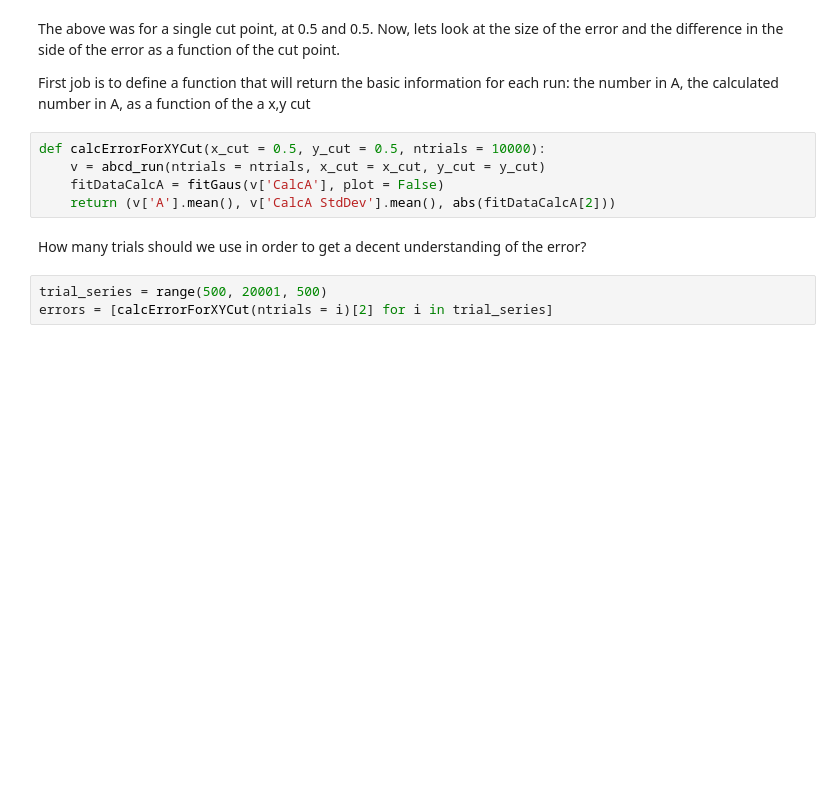
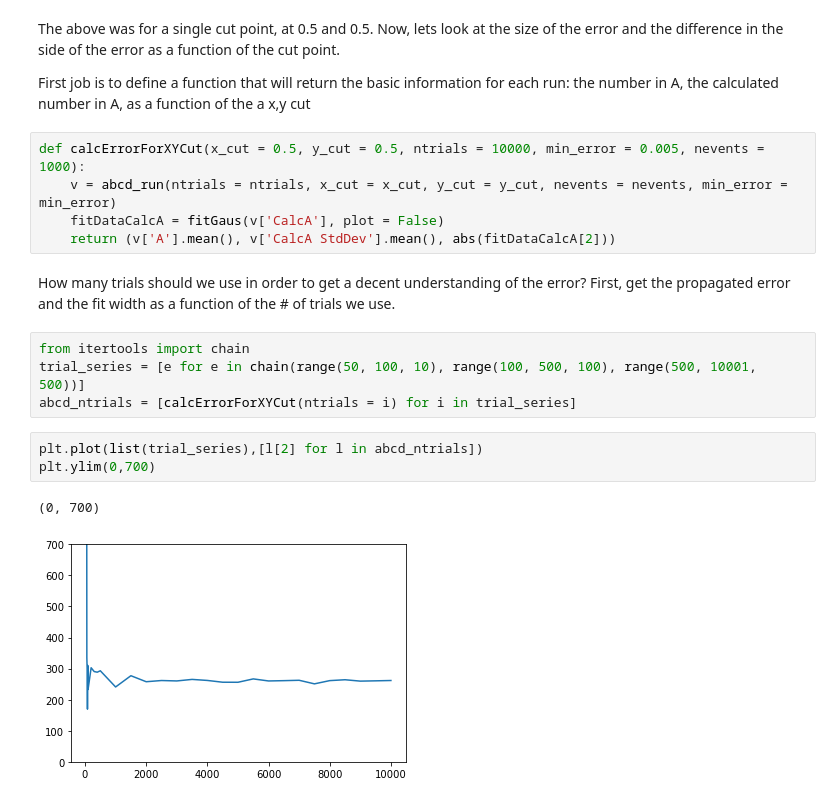
Before and after one commit to gordonwatts/ABCDStatTests, a Jupyter notebook: notebooks/ABCDStatStudy.ipynb, the cells around one changed output. Drawn from its saved outputs; the diff is of its cells as text; blank space fills up the shorter version.

```diff
--- a/notebooks/ABCDStatStudy.ipynb
+++ b/notebooks/ABCDStatStudy.ipynb
@@ -140,12 +145,19 @@ The above was for a single cut point, at 0.5 and 0.5. Now, lets look at the size
 
 First job is to define a function that will return the basic information for each run: the number in A, the calculated number in A, as a function of the a x,y cut
 # %%
-def calcErrorForXYCut(x_cut = 0.5, y_cut = 0.5, ntrials = 10000):
-    v = abcd_run(ntrials = ntrials, x_cut = x_cut, y_cut = y_cut)
+def calcErrorForXYCut(x_cut = 0.5, y_cut = 0.5, ntrials = 10000, min_error = 0.005, nevents = 1000):
+    v = abcd_run(ntrials = ntrials, x_cut = x_cut, y_cut = y_cut, nevents = nevents, min_error = min_error)
     fitDataCalcA = fitGaus(v['CalcA'], plot = False)
     return (v['A'].mean(), v['CalcA StdDev'].mean(), abs(fitDataCalcA[2]))
 # %% [markdown]
-How many trials should we use in order to get a decent understanding of the error?
+How many trials should we use in order to get a decent understanding of the error? First, get the propagated error and the fit width as a function of the # of trials we use.
 # %%
-trial_series = range(500, 20001, 500)
-errors = [calcErrorForXYCut(ntrials = i)[2] for i in trial_series]
+from itertools import chain
+trial_series = [e for e in chain(range(50, 100, 10), range(100, 500, 100), range(500, 10001, 500))]
+abcd_ntrials = [calcErrorForXYCut(ntrials = i) for i in trial_series]
+# %%
+plt.plot(list(trial_series),[l[2] for l in abcd_ntrials])
+plt.ylim(0,700)
+# %% [output]
+(0, 700)
+[figure, added]
```
Also changed, not shown: parts of 32 cells of this notebook.
